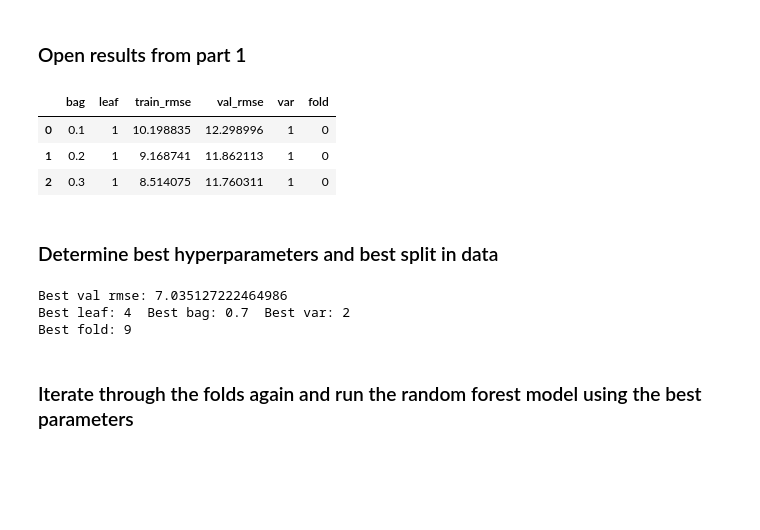
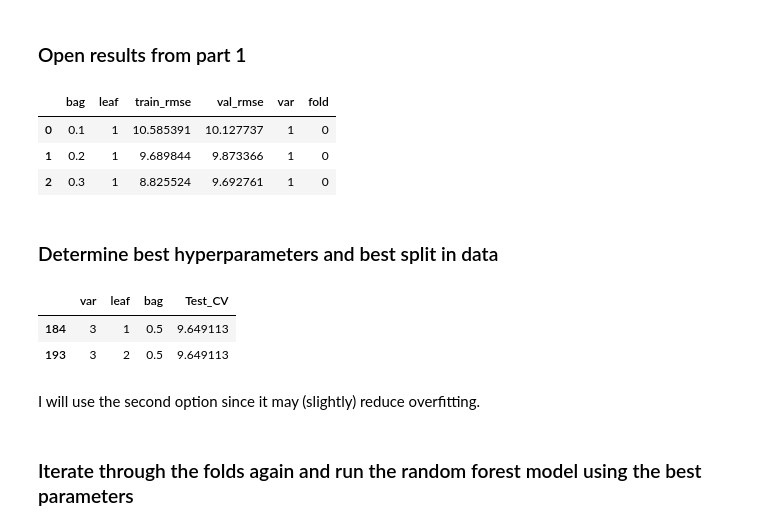
Before and after one commit to mt-pm-concentration-map/Random_Forest_Regression, a Jupyter notebook: Random_Forest_Grid_Search.ipynb, the cells around one changed output. Saved outputs shown, nothing was run; the diff lists cells and outputs as text; code cells hidden in the pictures; blank space fills up the shorter version.

Commit message:
Fixed CV bug and now with 70-30 data

```diff
--- a/Random_Forest_Grid_Search.ipynb
+++ b/Random_Forest_Grid_Search.ipynb
@@ -146,39 +146,42 @@ Takes in the csv containing all grid search data from part 1 and determines:
 # %%
 # open results in a dataframe
 import pandas as pd
-kf_results = pd.read_csv('/content/drive/MyDrive/INBRE/Random_Forest_Iterations/k_fold_results_23-11-22.csv')
+kf_results = pd.read_csv('/content/drive/MyDrive/INBRE/Random_Forest_Iterations/k_fold_results_23-12-22__70-30.csv')
 kf_results['fold'] = kf_results['system:index'].apply(lambda x: x.split('_')[0])
 kf_results.drop(axis=1, columns=['system:index', '.geo'], inplace=True)
 kf_results.head(3)
 # %% [output]
 |  | bag | leaf | train_rmse | val_rmse | var | fold |
-| 0 | 0.1 | 1 | 10.198835 | 12.298996 | 1 | 0 |
-| 1 | 0.2 | 1 | 9.168741 | 11.862113 | 1 | 0 |
-| 2 | 0.3 | 1 | 8.514075 | 11.760311 | 1 | 0 |
+| 0 | 0.1 | 1 | 10.585391 | 10.127737 | 1 | 0 |
+| 1 | 0.2 | 1 | 9.689844 | 9.873366 | 1 | 0 |
+| 2 | 0.3 | 1 | 8.825524 | 9.692761 | 1 | 0 |
 # %% [markdown]
 ### Determine best hyperparameters and best split in data
-# %%
-# get hyperparameters with best validation rmse
-best_rmse = kf_results['val_rmse'].min()
-print('Best val rmse: ' + str(best_rmse))
-
-# get train-test split with best validation rmse
-min_index = kf_results['val_rmse'].idxmin()
-best_row = kf_results.iloc[min_index]
-best_leaf = best_row['leaf']
-best_bag = best_row['bag']
-best_var = best_row['var']
-
-# get average test rmse with these hyperparameters
-rows = kf_results.loc[(kf_results['leaf'] == best_leaf) & (kf_results['var'] == best_var) & (kf_results['bag'] == best_bag), :]
-
-# print best parameters and best fold
-print('Best leaf: ' + str(best_leaf), ' Best bag: ' + str(best_bag), ' Best var: ' + str(best_var))
-print('Best fold: ' + str(best_row.fold))
-# %% [output]
-Best val rmse: 7.035127222464986
-Best leaf: 4  Best bag: 0.7  Best var: 2
-Best fold: 9
+# %%
+# get best CV hyperparameters
+# for each combination, get test CV
+vars = []
+leafs = []
+bags = []
+cvs = []
+for v in var_list:
+  for l in leaf_list:
+    for b in bag_list:
+      vars.append(v)
+      leafs.append(l)
+      bags.append(b)
+      buf_table = kf_results.loc[(kf_results['leaf'] == l) & (kf_results['var'] == v) & (kf_results['bag'] == b), :]
+      cvs.append(buf_table.val_rmse.mean())
+
+cv_results = pd.DataFrame({'var': vars, 'leaf': leafs, 'bag': bags, 'Test_CV': cvs})
+best_values = cv_results.loc[cv_results.Test_CV == cv_results.Test_CV.min(), :]
+best_values
+# %% [output]
+|  | var | leaf | bag | Test_CV |
+| 184 | 3 | 1 | 0.5 | 9.649113 |
+| 193 | 3 | 2 | 0.5 | 9.649113 |
+# %% [markdown]
+I will use the second option since it may (slightly) reduce overfitting.
 # %% [markdown]
 ### Iterate through the folds again and run the random forest model using the best parameters
 # %%
```
Also changed, not shown: parts of 17 cells of this notebook, 1 other file.
